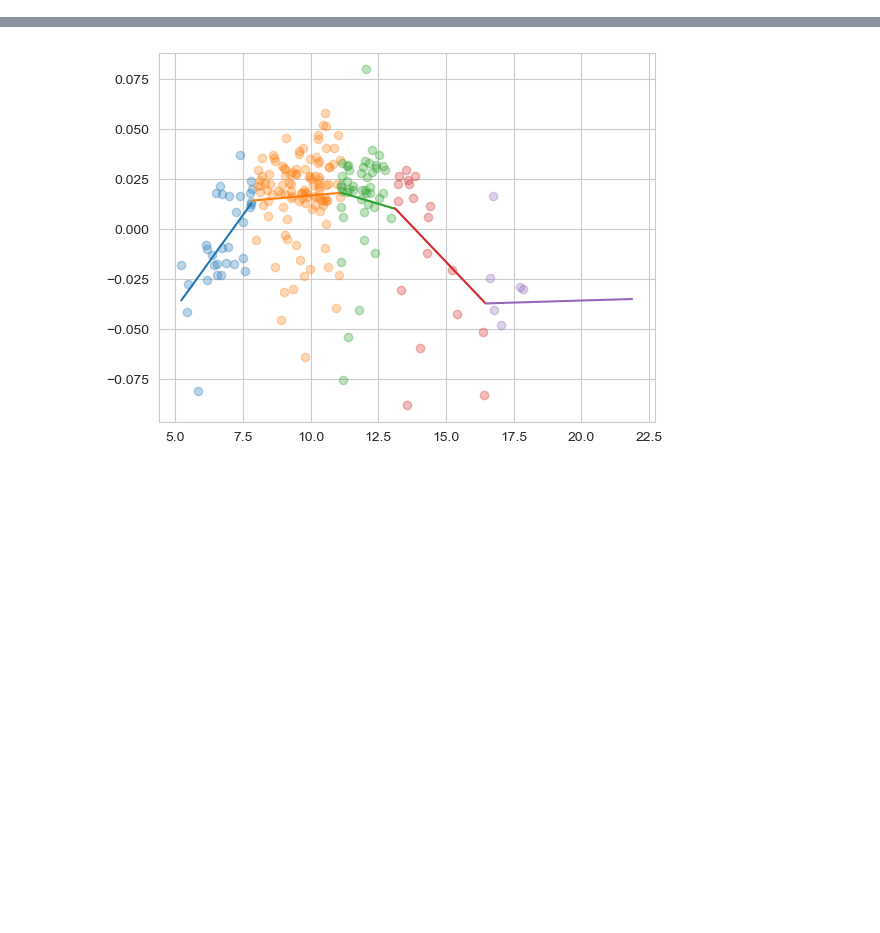
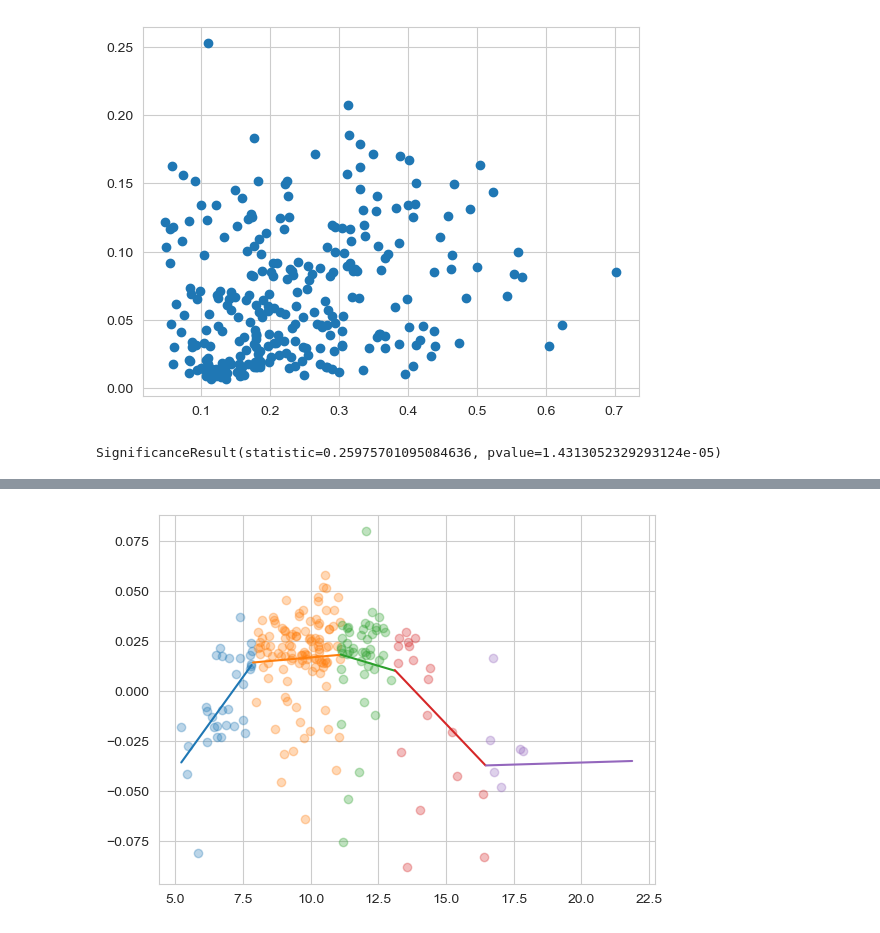
Before and after one commit to icarlous/Dual_Progress, a Jupyter notebook: demo.ipynb, the cells around one changed output, grey strips where cells are left out. Saved outputs shown, nothing was run; the diff lists cells and outputs as text; code cells hidden in the pictures; blank space fills up the shorter version.

```diff
--- a/demo.ipynb
+++ b/demo.ipynb
@@ -103,0 +164,8 @@ for k in np.linspace(2, 5, 20):
+# %%
+plt.scatter(Nk_val, D_val)
+plt.show()
+
+spearmanr(Nk_val, D_val)
+# %% [output]
+[figure, added]
+SignificanceResult(statistic=0.25975701095084636, pvalue=1.4313052329293124e-05)
```
Also changed, not shown: parts of 56 cells of this notebook.
